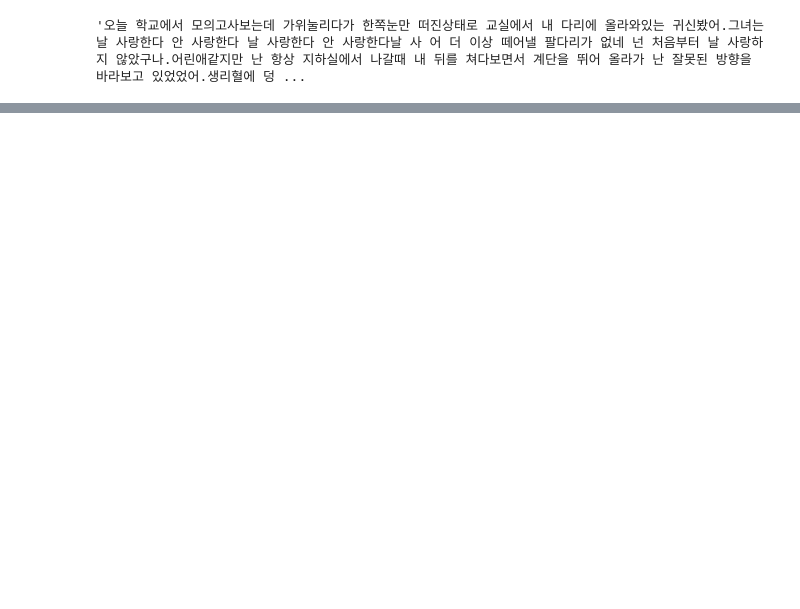
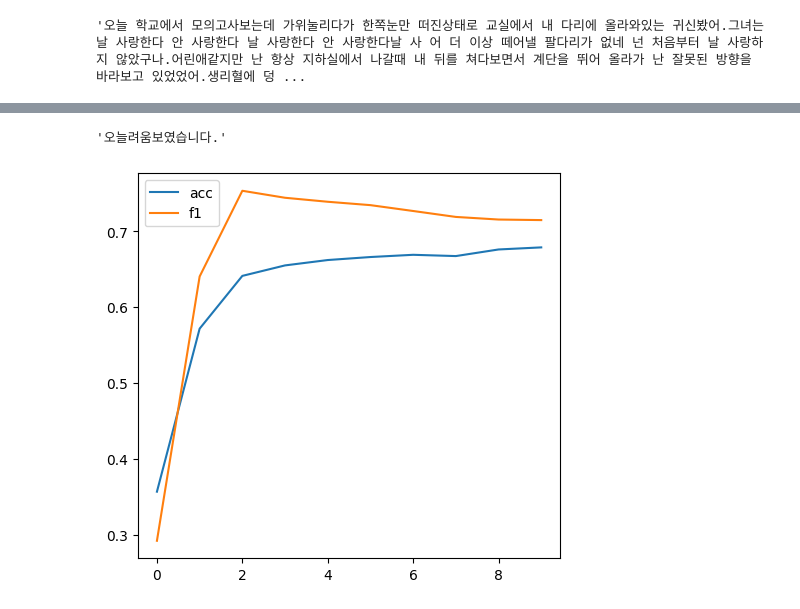
Before and after one commit to Schubert3275/KDT-Web_Study, a Jupyter notebook: DAY_01/work_0408/horror_make_limit.ipynb, the cells around one changed output, grey strips where cells are left out. Drawn from its saved outputs; the diff is of its cells as text; code cells hidden in the pictures; blank space fills up the shorter version.

```diff
--- a/DAY_01/work_0408/horror_make_limit.ipynb
+++ b/DAY_01/work_0408/horror_make_limit.ipynb
@@ -113,13 +126,12 @@ class CharDataset(Dataset):
         return self.in_text[index], self.out_text[index]
 # %%
 class CharGRU(nn.Module):
-    def __init__(self, dict_size, hidden_size, n_layers, dropout) -> None:
+    def __init__(self, dict_size, hidden_size, n_layers) -> None:
         super().__init__()
         self.gru = nn.GRU(
             input_size=dict_size,
             hidden_size=hidden_size,
             num_layers=n_layers,
-            dropout=dropout,
             batch_first=True,
             bidirectional=True,
         )
@@ -135,21 +147,20 @@ class CharGRU(nn.Module):
         output, _ = self.gru(text)
         return self.linear(output)
 # %%
-batch_size = 128
+batch_size = 256
 dict_size = len(char_to_id)
-hidden_size = 256
+hidden_size = 64
 n_layer = 2
-dropout = 0.2
 lr = 0.001
 
 learningDS = CharDataset(X_data, y_data)
 learningDL = DataLoader(dataset=learningDS, batch_size=batch_size, shuffle=True)
 
 device = "cuda" if torch.cuda.is_available() else "cpu"
-classifier = CharGRU(dict_size, hidden_size, n_layer, dropout).to(device)
+classifier = CharGRU(dict_size, hidden_size, n_layer).to(device)
 criterion = nn.CrossEntropyLoss().to(device)
 optimizer = optim.AdamW(classifier.parameters(), lr)
-schduler = optim.lr_scheduler.StepLR(optimizer, 5, 0.1)
+schduler = optim.lr_scheduler.StepLR(optimizer, 1000, 0.1)
 
 print(len(learningDL))
 # %% [output]
@@ -206,7 +217,7 @@ def learning(
                     out_text,
                     task="multiclass",
                     num_classes=dict_size,
-                )
+                ).item()
             )
             f1_list.append(
                 f1_score(
@@ -215,19 +226,18 @@ def learning(
                     task="multiclass",
                     num_classes=dict_size,
                     average="macro",
-                )
+                ).item()
             )
             if is_train:
                 optimizer.zero_grad()
                 loss.backward()
                 torch.nn.utils.clip_grad_norm_(model.parameters(), 0.1)
-                schduler.step()
                 optimizer.step()
+                loss_list.append(loss.item())
                 if step % 10 == 9:
                     pbar.set_description(
-                        f"Epoch [{epoch + 1}/{epochs}], 횟수 [{step + 1}/{len(dataLoader)}], Loss: {running_loss:.4f}"
+                        f"Epoch [{epoch + 1}/{epochs}], 횟수 [{step + 1}/{len(dataLoader)}], Loss: {running_loss/10:.4f}"
                     )
-                    loss_list.append(running_loss)
                     running_loss = 0.0
     return np.mean(loss_list), np.mean(acc_list), np.mean(f1_list)
 # %%
@@ -267,5 +275,5 @@ resultList = []
 # %%
-epochs = 1000
+epochs = 250
 for epoch in range(epochs):
     loss, acc, f1 = learning(
         epoch,
@@ -277,7 +285,8 @@ for epoch in range(epochs):
         device,
         mode="train",
     )
-    resultList.append(make_sentence(classifier, "오늘 학교에서 모의"))
+    # schduler.step()
+    print(make_sentence(classifier, "오늘 학교에서 모의"))
     scoreList[0].append(loss), scoreList[1].append(acc), scoreList[2].append(f1)
-    torch.save(classifier, "classifier.pt")
+    torch.save(classifier, "classifier_20_256.pt")
 # %% [output]
@@ -285,2 +306,16 @@ KeyboardInterrupt:
 # %%
-make_sentence(classifier, "괴담 생성", num=1000)
+make_sentence(classifier, "오늘", num=200)
+# %% [output]
+'오늘려움보였습니다.'
+# %%
+import matplotlib.pyplot as plt
+
+plt.figure(figsize=(12, 5))
+plt.subplot(121)
+plt.plot(scoreList[1], label="acc")
+plt.subplot(121)
+plt.plot(scoreList[2], label="f1")
+plt.legend()
+plt.show()
+# %% [output]
+[figure, added]
```
Also changed, not shown: parts of 12 cells of this notebook, 15 other files.
